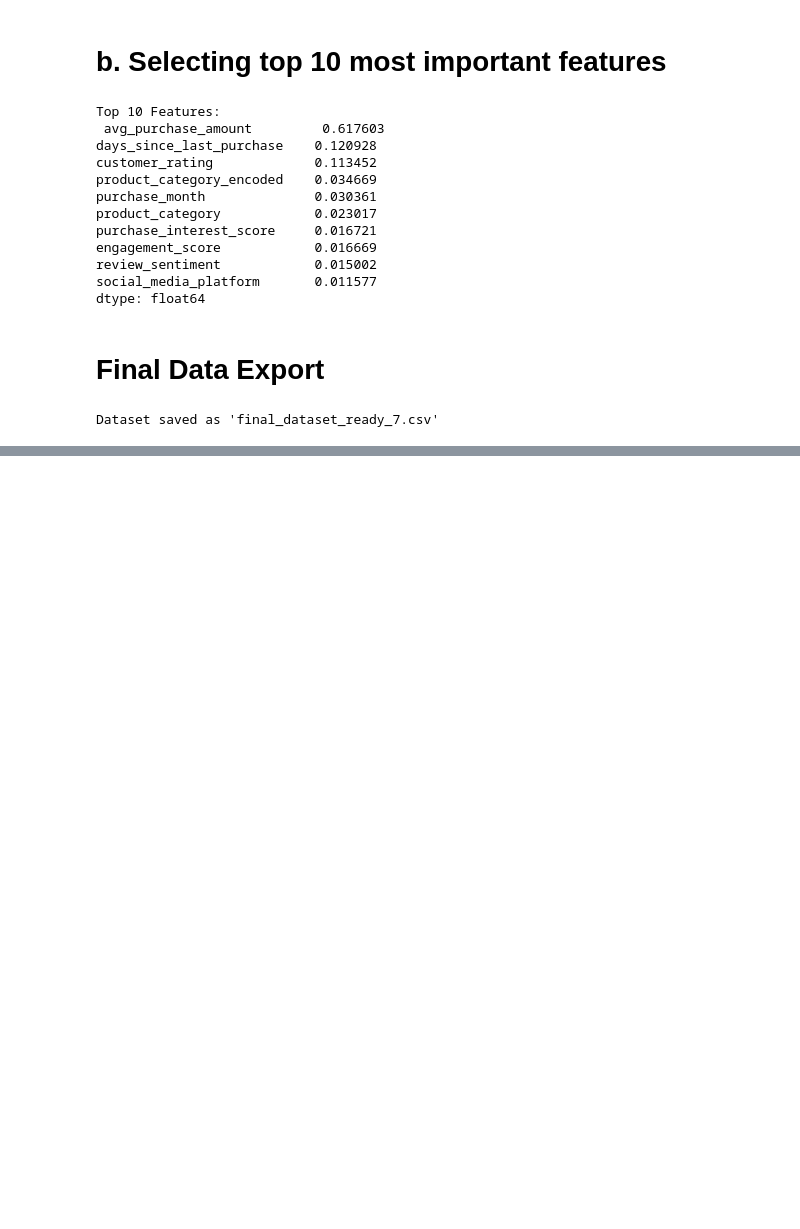
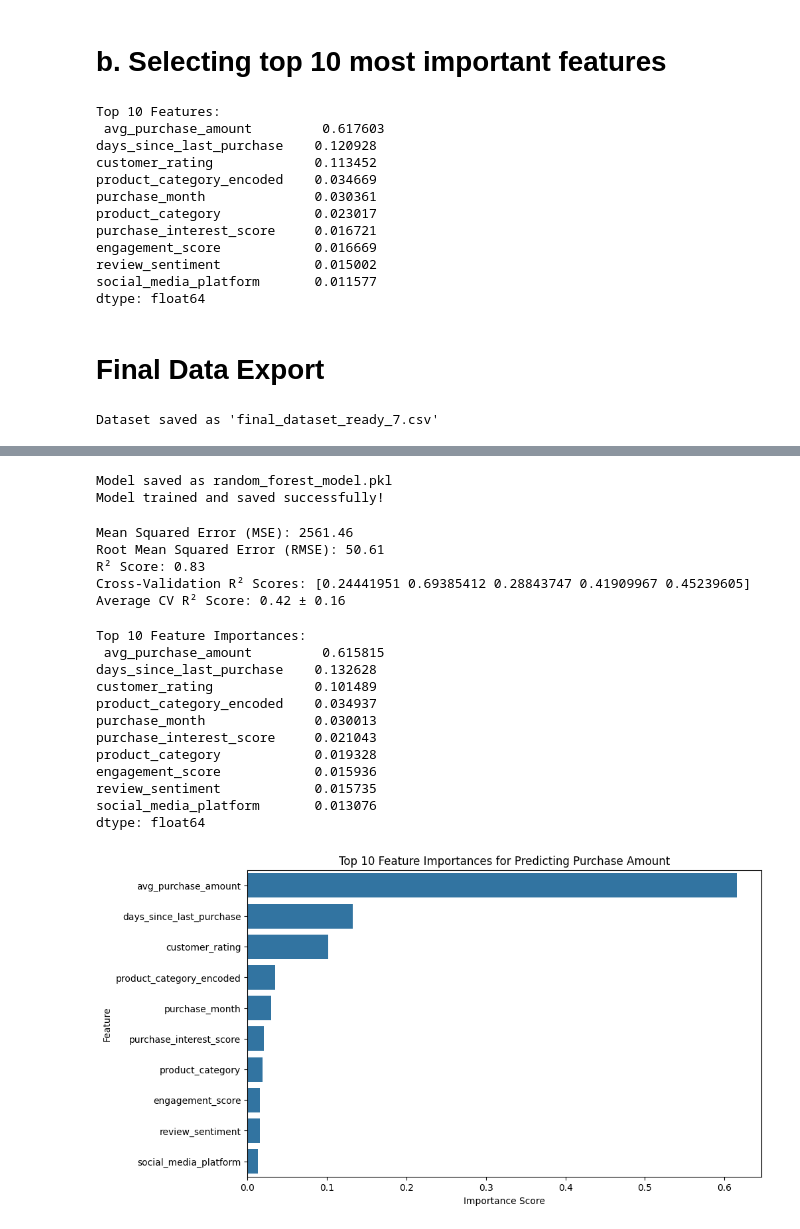
Before and after one commit to Joh-Ishimwe/Data-Preprocessing, a Jupyter notebook: final_data_processing_steps_combined.ipynb, the cells around one changed output, grey strips where cells are left out. Drawn from its saved outputs; the diff is of its cells as text; code cells hidden in the pictures; blank space fills up the shorter version.

Commit message:
Created a simple machine learning model to predict customer spending

```diff
--- a/final_data_processing_steps_combined.ipynb
+++ b/final_data_processing_steps_combined.ipynb
@@ -797,0 +835,20 @@ Dataset saved as 'final_dataset_ready_7.csv'
+# %%
+# Creating a machine learning-ready copy
+df_ml = df.dropna().copy()
+
+# Encoding categorical columns
+le = LabelEncoder()
+for col in ['product_category', 'social_media_platform', 'review_sentiment']:
+    df_ml.loc[:, col] = le.fit_transform(df_ml[col])
+
+# Defining features (X) and target (y)
+X = df_ml.drop(columns=['purchase_amount', 'customer_id_legacy', 'transaction_id',
+                        'purchase_date', 'customer_id_new', 'legacy_id'])
+y = df_ml['purchase_amount']
+
+# Splittng into training and testing sets (80% train, 20% test)
+X_train, X_test, y_train, y_test = train_test_split(X, y, test_size=0.2, random_state=42)
+
+print("Training set shape:", X_train.shape)
+print("Testing set shape:", X_test.shape)
+print("Features in X:", X.columns.tolist())
@@ -797,0 +859,57 @@ Dataset saved as 'final_dataset_ready_7.csv'
+# %%
+import joblib
+# Saving the trained model
+model_filename = 'random_forest_model.pkl'
+joblib.dump(rf, model_filename)
+print(f"Model saved as {model_filename}")
+
+print("Model trained and saved successfully!")
+# %% [output]
+Model saved as random_forest_model.pkl
+Model trained and saved successfully!
+# %%
+# Evaluating the model
+mse = mean_squared_error(y_test, y_pred)
+rmse = np.sqrt(mse)
+r2 = r2_score(y_test, y_pred)
+
+print(f"Mean Squared Error (MSE): {mse:.2f}")
+print(f"Root Mean Squared Error (RMSE): {rmse:.2f}")
+print(f"R² Score: {r2:.2f}")
+
+# Performing 5-fold cross-validation
+cv_scores = cross_val_score(rf, X, y, cv=5, scoring='r2')
+print(f"Cross-Validation R² Scores: {cv_scores}")
+print(f"Average CV R² Score: {np.mean(cv_scores):.2f} ± {np.std(cv_scores):.2f}")
+# %% [output]
+Mean Squared Error (MSE): 2561.46
+Root Mean Squared Error (RMSE): 50.61
+R² Score: 0.83
+Cross-Validation R² Scores: [0.24441951 0.69385412 0.28843747 0.41909967 0.45239605]
+Average CV R² Score: 0.42 ± 0.16
+# %%
+# Getting and displaying feature importances
+importances = pd.Series(rf.feature_importances_, index=X.columns).sort_values(ascending=False)
+print("Top 10 Feature Importances:\n", importances.head(10))
+
+# Visualizing feature importances
+plt.figure(figsize=(10, 6))
+sns.barplot(x=importances.head(10).values, y=importances.head(10).index)
+plt.title('Top 10 Feature Importances for Predicting Purchase Amount')
+plt.xlabel('Importance Score')
+plt.ylabel('Feature')
+plt.show()
+# %% [output]
+Top 10 Feature Importances:
+ avg_purchase_amount         0.615815
+days_since_last_purchase    0.132628
+customer_rating             0.101489
+product_category_encoded    0.034937
+purchase_month              0.030013
+purchase_interest_score     0.021043
+product_category            0.019328
+engagement_score            0.015936
+review_sentiment            0.015735
+social_media_platform       0.013076
+dtype: float64
+[figure, added]
```
Also changed, not shown: parts of 5 cells of this notebook.
